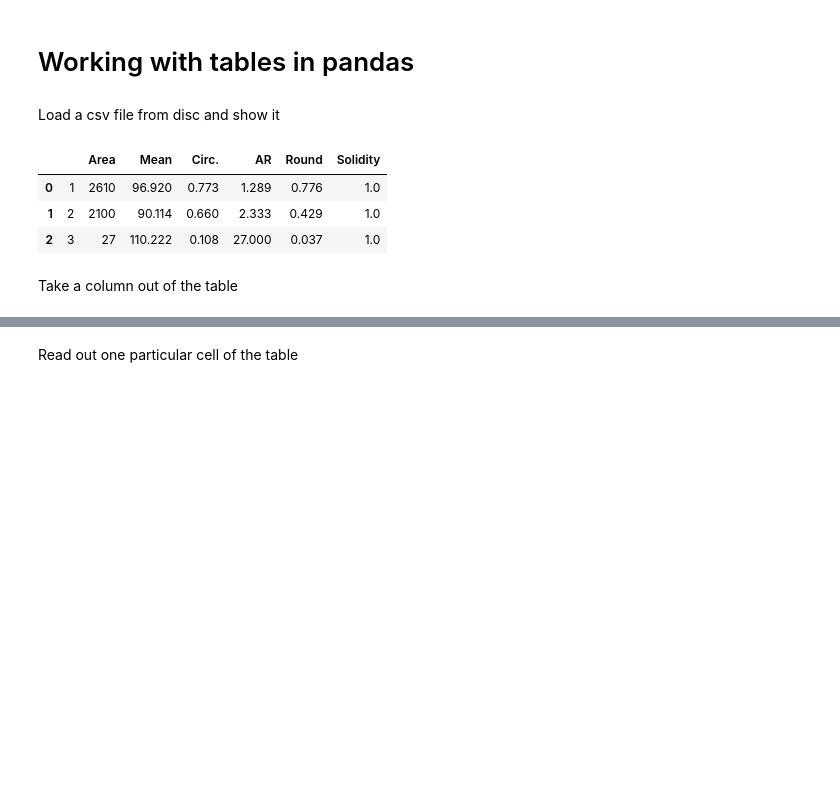
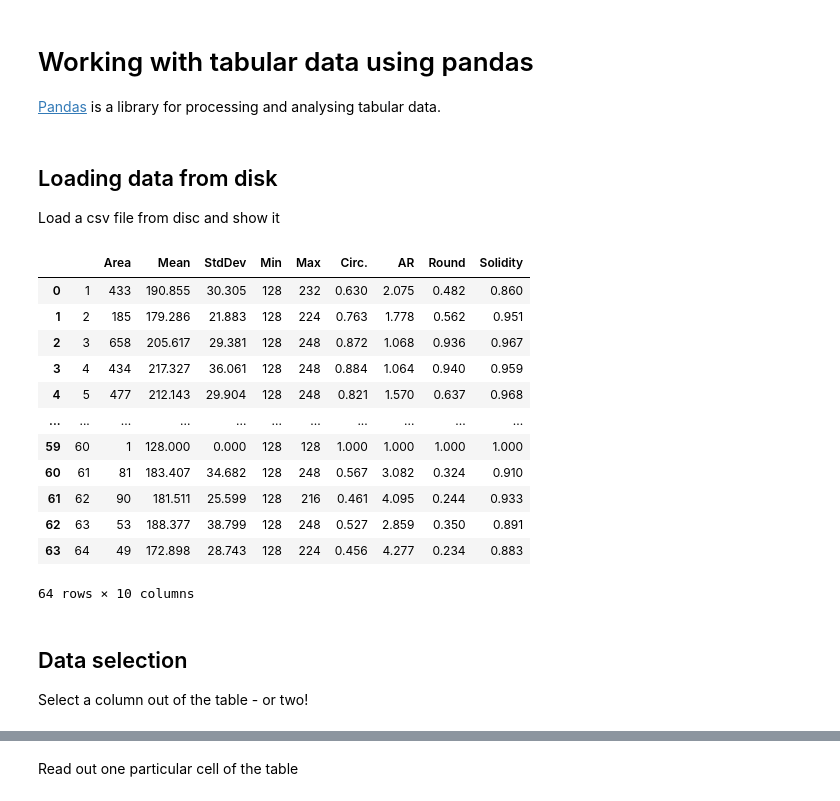
Before and after one commit to BiAPoL/Bio-image_Analysis_with_Python, a Jupyter notebook: biostatistics/processing_tables_with_pandas.ipynb, the cells around one changed output, grey strips where cells are left out. Drawn from its saved outputs; the diff is of its cells as text; code cells hidden in the pictures; blank space fills up the shorter version.

```diff
--- a/biostatistics/processing_tables_with_pandas.ipynb
+++ b/biostatistics/processing_tables_with_pandas.ipynb
@@ -1,21 +1,33 @@
-# %% [markdown]
-# Working with tables in pandas
+# %% [markdown]
+# Working with tabular data using pandas
+[Pandas](https://pandas.pydata.org/) is a library for processing and analysing tabular data.
 # %% [markdown]
+## Loading data from disk
 Load a csv file from disc and show it
 # %%
 import pandas as pd
 
-data_frame = pd.read_csv("Measurements_ImageJ.csv", delimiter=',')
+data_frame = pd.read_csv('../data/Measurements_blobs_ImageJ.csv', delimiter=',')
 
 # show it
 data_frame
 # %% [output]
-|  |  | Area | Mean | Circ. | AR | Round | Solidity |
-| 0 | 1 | 2610 | 96.920 | 0.773 | 1.289 | 0.776 | 1.0 |
-| 1 | 2 | 2100 | 90.114 | 0.660 | 2.333 | 0.429 | 1.0 |
-| 2 | 3 | 27 | 110.222 | 0.108 | 27.000 | 0.037 | 1.0 |
+|  |  | Area | Mean | StdDev | Min | Max | Circ. | AR | Round | Solidity |
+| 0 | 1 | 433 | 190.855 | 30.305 | 128 | 232 | 0.630 | 2.075 | 0.482 | 0.860 |
+| 1 | 2 | 185 | 179.286 | 21.883 | 128 | 224 | 0.763 | 1.778 | 0.562 | 0.951 |
+| 2 | 3 | 658 | 205.617 | 29.381 | 128 | 248 | 0.872 | 1.068 | 0.936 | 0.967 |
+| 3 | 4 | 434 | 217.327 | 36.061 | 128 | 248 | 0.884 | 1.064 | 0.940 | 0.959 |
+| 4 | 5 | 477 | 212.143 | 29.904 | 128 | 248 | 0.821 | 1.570 | 0.637 | 0.968 |
+| ... | ... | ... | ... | ... | ... | ... | ... | ... | ... | ... |
+| 59 | 60 | 1 | 128.000 | 0.000 | 128 | 128 | 1.000 | 1.000 | 1.000 | 1.000 |
+| 60 | 61 | 81 | 183.407 | 34.682 | 128 | 248 | 0.567 | 3.082 | 0.324 | 0.910 |
+| 61 | 62 | 90 | 181.511 | 25.599 | 128 | 216 | 0.461 | 4.095 | 0.244 | 0.933 |
+| 62 | 63 | 53 | 188.377 | 38.799 | 128 | 248 | 0.527 | 2.859 | 0.350 | 0.891 |
+| 63 | 64 | 49 | 172.898 | 28.743 | 128 | 224 | 0.456 | 4.277 | 0.234 | 0.883 |
+64 rows × 10 columns
 # %% [markdown]
-Take a column out of the table
+## Data selection
+Select a column out of the table - or two!
 # %%
 data_frame["Round"]
 # %% [output]
```
Also changed, not shown: parts of 34 cells of this notebook, 4 other files.
